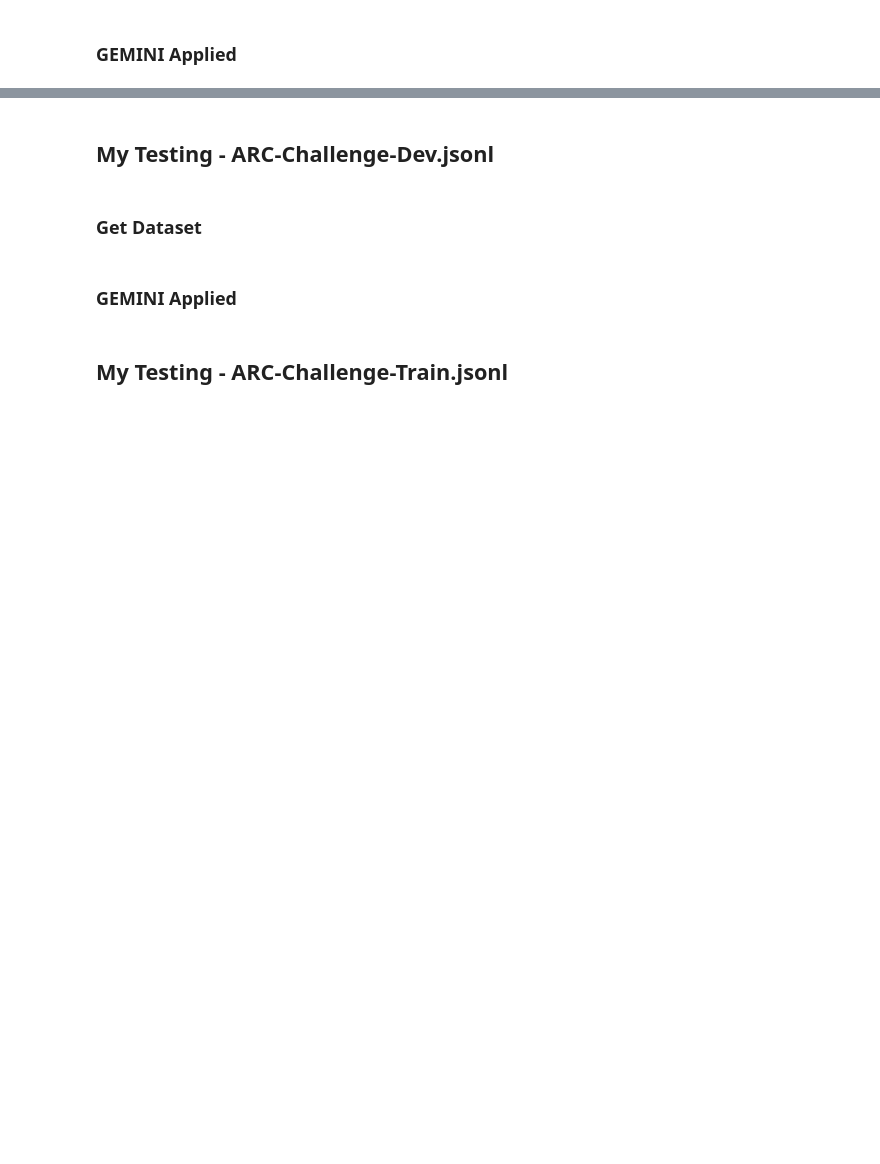
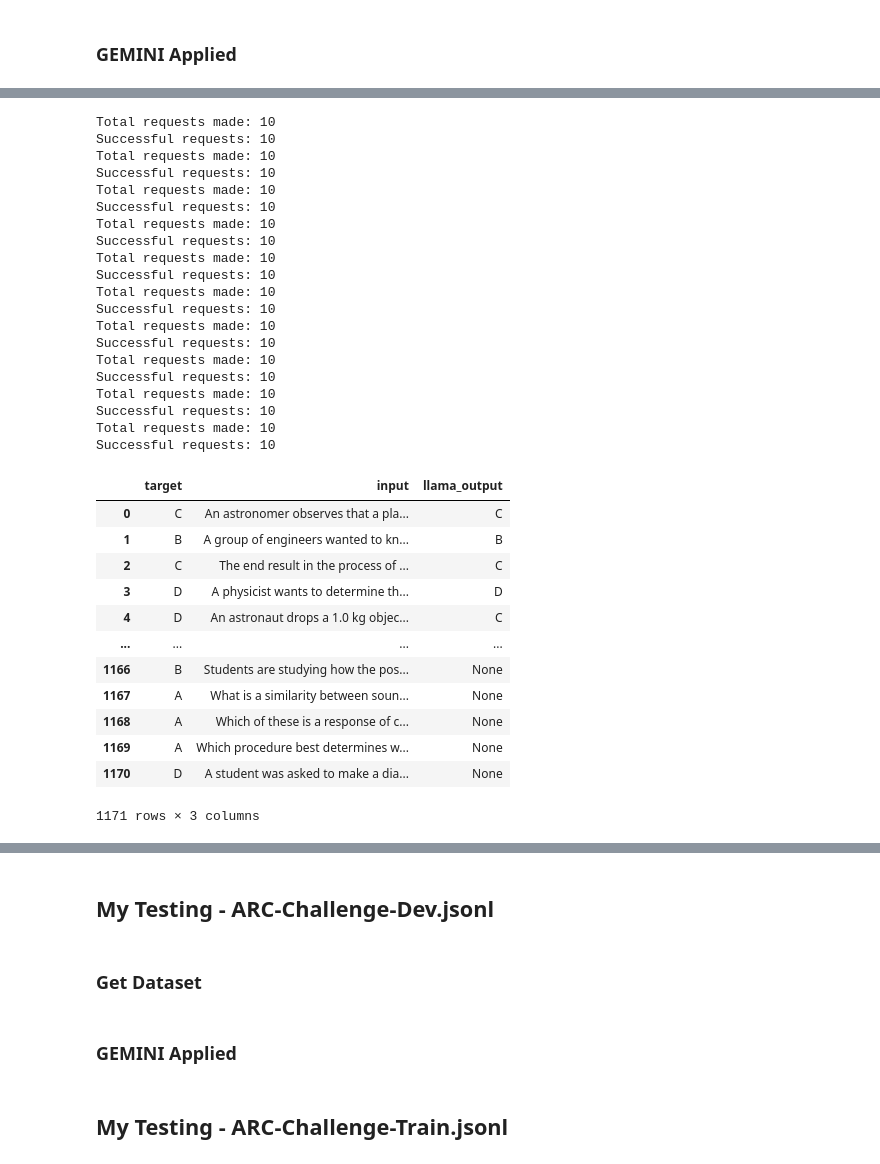
Before and after one commit to ezishr/Undergraduate-Research, a Jupyter notebook: Check points/ARC-Challenge/ARC-Challenge.ipynb, the cells around one changed output, grey strips where cells are left out. Cells and saved outputs as stored; diff of their text form; code cells hidden in the pictures; blank space fills up the shorter version.

```diff
--- a/Check points/ARC-Challenge/ARC-Challenge.ipynb
+++ b/Check points/ARC-Challenge/ARC-Challenge.ipynb
@@ -168,0 +306,45 @@ df_to_csv('ARC Challenge', gemini_arc_challenge, 'gemini_arc_challenge', 'gemini
+# %%
+groq_line_generate(arc_challenge, groq_arc_test, 10, 19, "You only answer A, B, C, D, or 1,2,3,4 from the provided multiple choices.", "llama-3.3-70b-versatile")
+groq_line_generate(arc_challenge, groq_arc_test, 20, 29, "You only answer A, B, C, D, or 1,2,3,4 from the provided multiple choices.", "llama-3.3-70b-versatile")
+groq_line_generate(arc_challenge, groq_arc_test, 30, 39, "You only answer A, B, C, D, or 1,2,3,4 from the provided multiple choices.", "llama-3.3-70b-versatile")
+groq_line_generate(arc_challenge, groq_arc_test, 40, 49, "You only answer A, B, C, D, or 1,2,3,4 from the provided multiple choices.", "llama-3.3-70b-versatile")
+groq_line_generate(arc_challenge, groq_arc_test, 50, 59, "You only answer A, B, C, D, or 1,2,3,4 from the provided multiple choices.", "llama-3.3-70b-versatile")
+groq_line_generate(arc_challenge, groq_arc_test, 60, 69, "You only answer A, B, C, D, or 1,2,3,4 from the provided multiple choices.", "llama-3.3-70b-versatile")
+groq_line_generate(arc_challenge, groq_arc_test, 70, 79, "You only answer A, B, C, D, or 1,2,3,4 from the provided multiple choices.", "llama-3.3-70b-versatile")
+groq_line_generate(arc_challenge, groq_arc_test, 80, 89, "You only answer A, B, C, D, or 1,2,3,4 from the provided multiple choices.", "llama-3.3-70b-versatile")
+groq_line_generate(arc_challenge, groq_arc_test, 90, 99, "You only answer A, B, C, D, or 1,2,3,4 from the provided multiple choices.", "llama-3.3-70b-versatile")
+groq_line_generate(arc_challenge, groq_arc_test, 100, 109, "You only answer A, B, C, D, or 1,2,3,4 from the provided multiple choices.", "llama-3.3-70b-versatile")
+# %% [output]
+Total requests made: 10
+Successful requests: 10
+Total requests made: 10
+Successful requests: 10
+Total requests made: 10
+Successful requests: 10
+Total requests made: 10
+Successful requests: 10
+Total requests made: 10
+Successful requests: 10
+Total requests made: 10
+Successful requests: 10
+Total requests made: 10
+Successful requests: 10
+Total requests made: 10
+Successful requests: 10
+Total requests made: 10
+Successful requests: 10
+Total requests made: 10
+Successful requests: 10
+|  | target | input | llama_output |
+| 0 | C | An astronomer observes that a pla... | C |
+| 1 | B | A group of engineers wanted to kn... | B |
+| 2 | C | The end result in the process of ... | C |
+| 3 | D | A physicist wants to determine th... | D |
+| 4 | D | An astronaut drops a 1.0 kg objec... | C |
+| ... | ... | ... | ... |
+| 1166 | B | Students are studying how the pos... | None |
+| 1167 | A | What is a similarity between soun... | None |
+| 1168 | A | Which of these is a response of c... | None |
+| 1169 | A | Which procedure best determines w... | None |
+| 1170 | D | A student was asked to make a dia... | None |
+1171 rows × 3 columns
```
Also changed, not shown: parts of 29 cells of this notebook, 2 other files.
